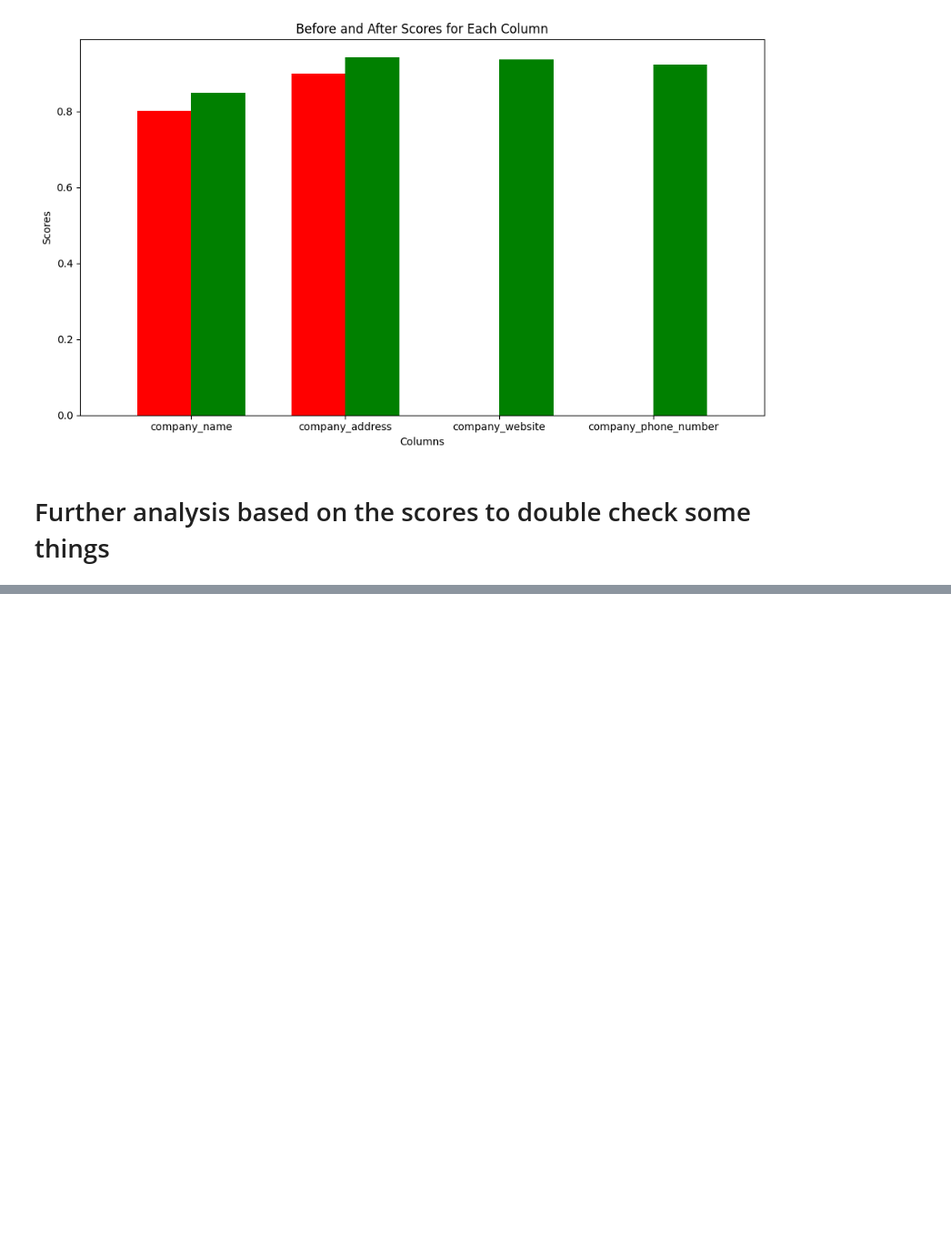
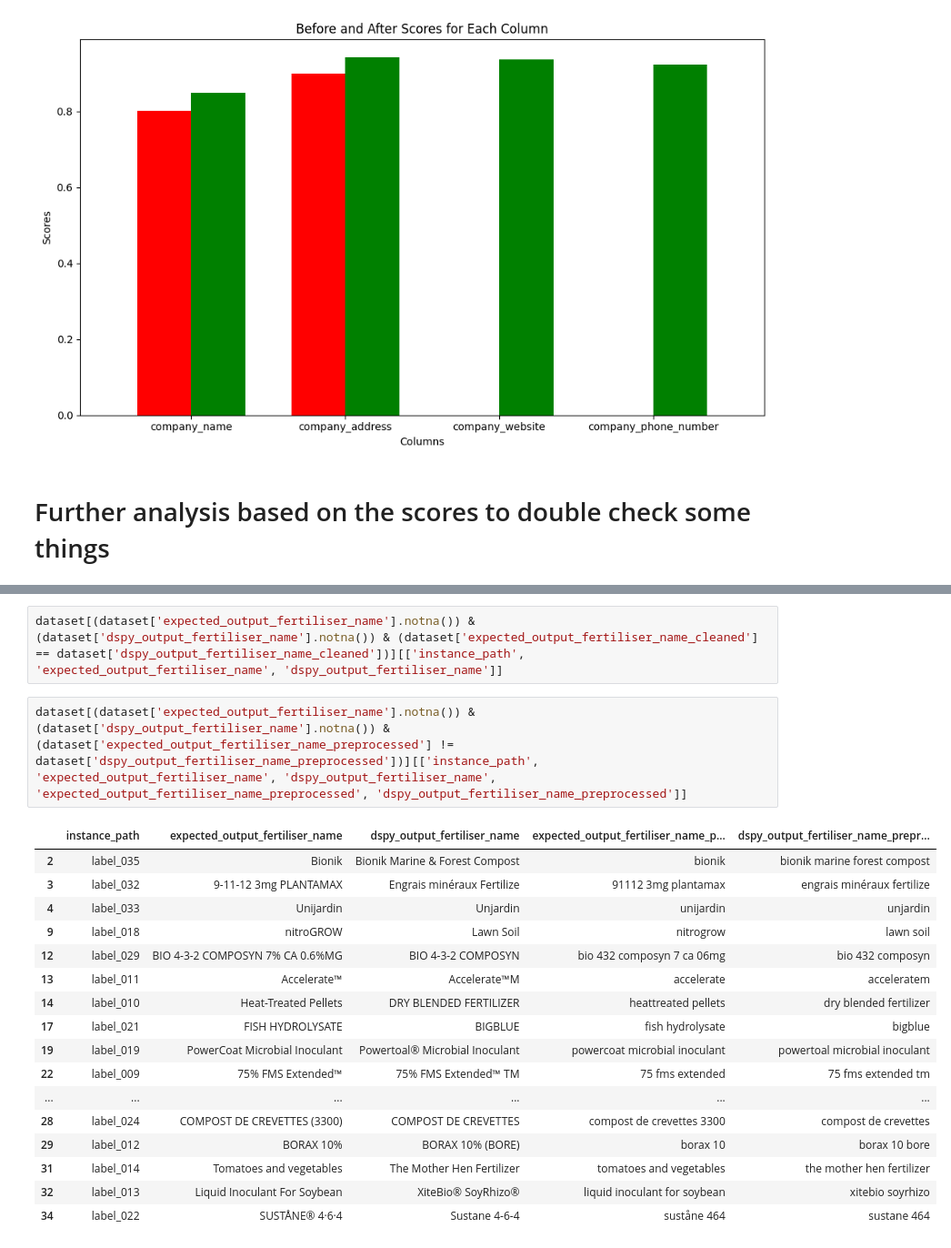
Before and after one commit to ai-cfia/fertiscan-pipeline, a Jupyter notebook: notebooks/metric.ipynb, the cells around one changed output, grey strips where cells are left out. Shown at 91% size. Drawn from its saved outputs; the diff is of its cells as text; blank space fills up the shorter version.

```diff
--- a/notebooks/metric.ipynb
+++ b/notebooks/metric.ipynb
@@ -2355,0 +2408,22 @@ plt.show()
+# %%
+dataset[(dataset['expected_output_fertiliser_name'].notna()) & (dataset['dspy_output_fertiliser_name'].notna()) & (dataset['expected_output_fertiliser_name_cleaned'] == dataset['dspy_output_fertiliser_name_cleaned'])][['instance_path', 'expected_output_fertiliser_name', 'dspy_output_fertiliser_name']]
+# %%
+dataset[(dataset['expected_output_fertiliser_name'].notna()) & (dataset['dspy_output_fertiliser_name'].notna()) & (dataset['expected_output_fertiliser_name_preprocessed'] != dataset['dspy_output_fertiliser_name_preprocessed'])][['instance_path', 'expected_output_fertiliser_name', 'dspy_output_fertiliser_name', 'expected_output_fertiliser_name_preprocessed', 'dspy_output_fertiliser_name_preprocessed']]
+# %% [output]
+|  | instance_path | expected_output_fertiliser_name | dspy_output_fertiliser_name | expected_output_fertiliser_name_p... | dspy_output_fertiliser_name_prepr... |
+| 2 | label_035 | Bionik | Bionik Marine & Forest Compost | bionik | bionik marine forest compost |
+| 3 | label_032 | 9-11-12 3mg PLANTAMAX | Engrais minéraux Fertilize | 91112 3mg plantamax | engrais minéraux fertilize |
+| 4 | label_033 | Unijardin | Unjardin | unijardin | unjardin |
+| 9 | label_018 | nitroGROW | Lawn Soil | nitrogrow | lawn soil |
+| 12 | label_029 | BIO 4-3-2 COMPOSYN 7% CA 0.6%MG | BIO 4-3-2 COMPOSYN | bio 432 composyn 7 ca 06mg | bio 432 composyn |
+| 13 | label_011 | Accelerate™ | Accelerate™M | accelerate | acceleratem |
+| 14 | label_010 | Heat-Treated Pellets | DRY BLENDED FERTILIZER | heattreated pellets | dry blended fertilizer |
+| 17 | label_021 | FISH HYDROLYSATE | BIGBLUE | fish hydrolysate | bigblue |
+| 19 | label_019 | PowerCoat Microbial Inoculant | Powertoal® Microbial Inoculant | powercoat microbial inoculant | powertoal microbial inoculant |
+| 22 | label_009 | 75% FMS Extended™ | 75% FMS Extended™ TM | 75 fms extended | 75 fms extended tm |
+| ... | ... | ... | ... | ... | ... |
+| 28 | label_024 | COMPOST DE CREVETTES (3300) | COMPOST DE CREVETTES | compost de crevettes 3300 | compost de crevettes |
+| 29 | label_012 | BORAX 10% | BORAX 10% (BORE) | borax 10 | borax 10 bore |
+| 31 | label_014 | Tomatoes and vegetables | The Mother Hen Fertilizer | tomatoes and vegetables | the mother hen fertilizer |
+| 32 | label_013 | Liquid Inoculant For Soybean | XiteBio® SoyRhizo® | liquid inoculant for soybean | xitebio soyrhizo |
+| 34 | label_022 | SUSTÅNE® 4·6·4 | Sustane 4-6-4 | suståne 464 | sustane 464 |
```
Also changed, not shown: parts of 11 cells of this notebook.
